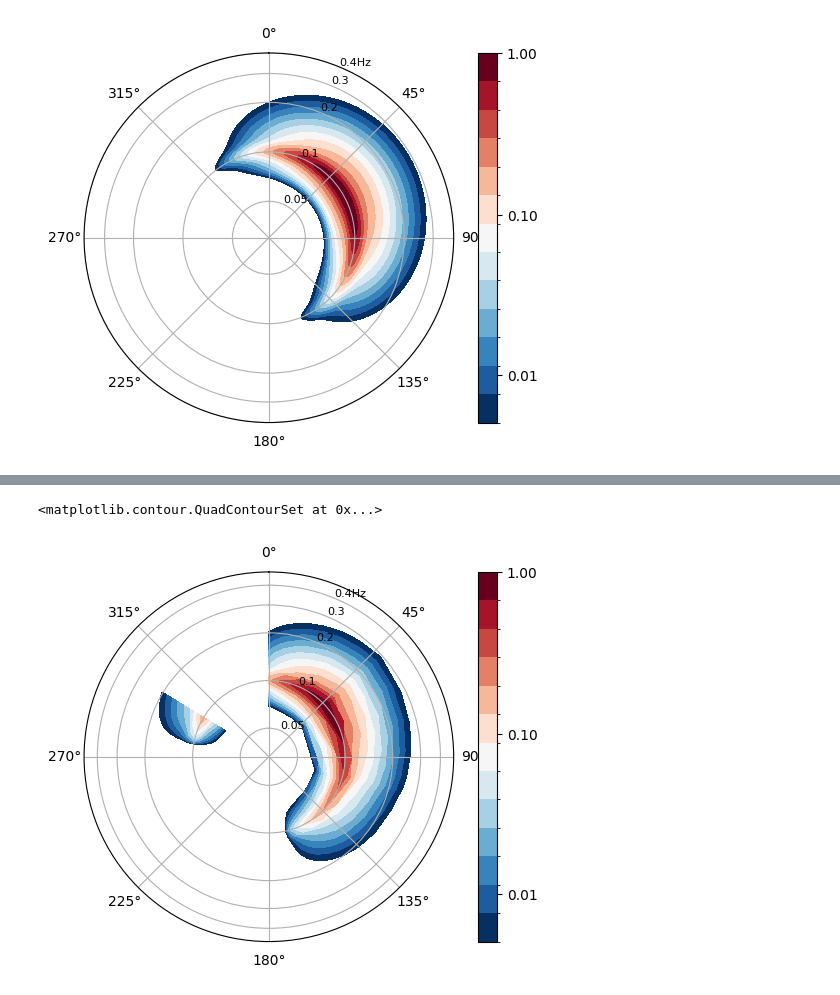
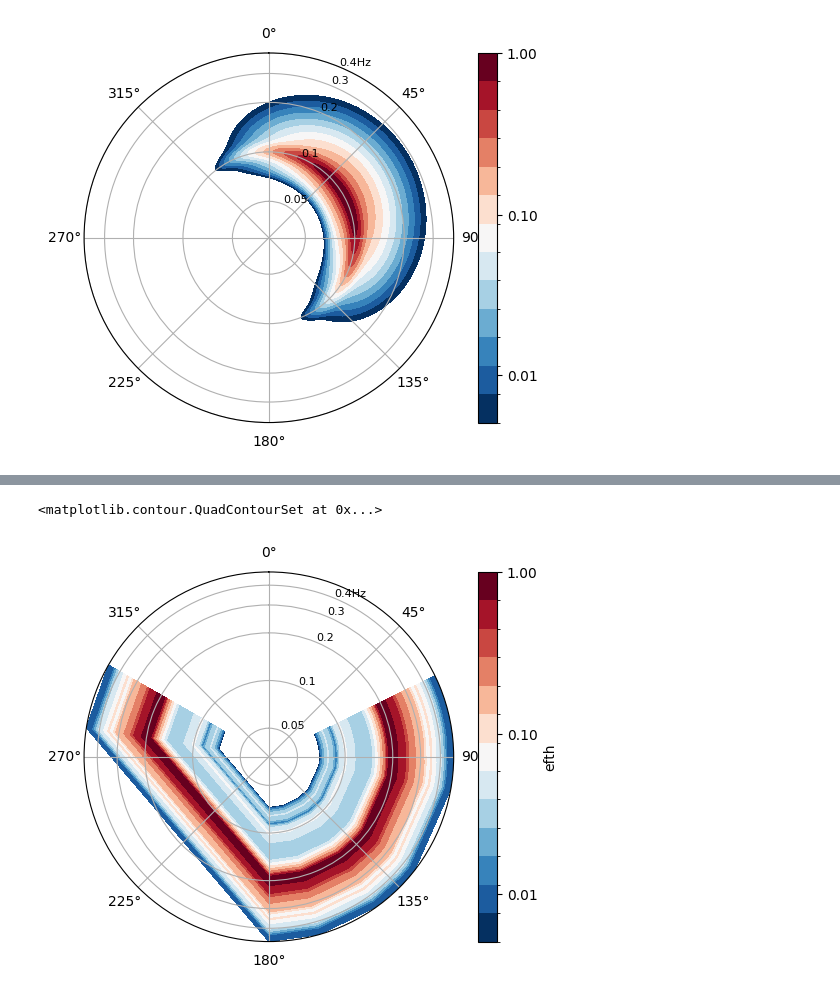
Before and after one commit to ocable/wave_api, a Jupyter notebook: albert.ipynb, the cells around one changed output, grey strips where cells are left out. Drawn from its saved outputs; the diff is of its cells as text; code cells hidden in the pictures.

```diff
--- a/albert.ipynb
+++ b/albert.ipynb
@@ -58,6 +152,8 @@ ds.spec.plot()
 import numpy as np
 import xarray as xr
 import wavespectra
+from wavespectra import read_ndbc_ascii
+from wavespectra import read_ndbc
 import requests
 import matplotlib.pyplot as plt
 from spectral_data import get_spectral_data as fetch_spectral_data
@@ -67,16 +163,19 @@ from spectral_data import freqDirection as fetch_direction_data
 portlandBuoyID = 44007
 
 # NDBC Raw Spectral Data
+raw_spec = requests.get(f'https://www.ndbc.noaa.gov/data/realtime2/{portlandBuoyID}.data_spec')
+raw_swdir = requests.get(f'https://www.ndbc.noaa.gov/data/realtime2/{portlandBuoyID}.swdir')
+raw_swdir2 = requests.get(f'https://www.ndbc.noaa.gov/data/realtime2/{portlandBuoyID}.swdir2')
+raw_swr1 = requests.get(f'https://www.ndbc.noaa.gov/data/realtime2/{portlandBuoyID}.swr1')
+raw_swr2 = requests.get(f'https://www.ndbc.noaa.gov/data/realtime2/{portlandBuoyID}.swr2')
+
+raw_directionalData = requests.get(f'https://www.ndbc.noaa.gov/data/realtime2/{portlandBuoyID}.swdir')
 raw_spectralData = requests.get(f'https://www.ndbc.noaa.gov/data/realtime2/{portlandBuoyID}.data_spec')
+
 # Spectral dataq
-seperation, densities, frequencies, periods = fetch_spectral_data(raw_spectralData)
-densities = np.array(densities)
-frequencies = np.array(frequencies)
+seperation, densities, frequencies, periods = fetch_spectral_data(raw_spec)
+directions, freqs = fetch_direction_data(raw_directionalData)
+
+efth = np.array(densities)
+freq = np.array(freqs)
 periods = np.array(periods)
-raw_directionalData = requests.get(f'https://www.ndbc.noaa.gov/data/realtime2/{portlandBuoyID}.swdir')
-
-# Directional data
-directions, freqs = fetch_direction_data(raw_directionalData)
-directions = np.array(directions)
-# freqs == frequencies
-efth = densities/directions
@@ -106,11 +181,0 @@ efth (46,) [0. 0. 0. 0. 0.]
-# %%
-ds = construct_partition(
-    freq_name="jonswap",
-    dir_name="cartwright",
-    freq_kwargs={"freq":  frequencies, "fp": 0.1, "gamma": 3.3, "hs": 1.5},
-    dir_kwargs={"dir": directions, "dm": 60, "dspr": 30},
-)
-ds.spec.plot()
-# %% [output]
-<matplotlib.contour.QuadContourSet at 0x...>
-[figure, removed]
@@ -116,0 +193,21 @@ ds.spec.plot()
+# %%
+
+dir = np.array(directions)
+
+
+densities_2d = np.tile(efth[:, np.newaxis], (1, len(dir)))
+
+da = xr.DataArray(
+    data = densities_2d,
+    dims=("freq", "dir"),
+    coords=dict(freq=freq.astype(float), dir=dir),
+    name="efth"
+)
+
+dataset = da.to_dataset()
+
+ds = dataset.efth
+ds.spec.plot()
+# %% [output]
+<matplotlib.contour.QuadContourSet at 0x...>
+[figure, added]
```
Also changed, not shown: parts of 11 cells of this notebook, 8 other files.
